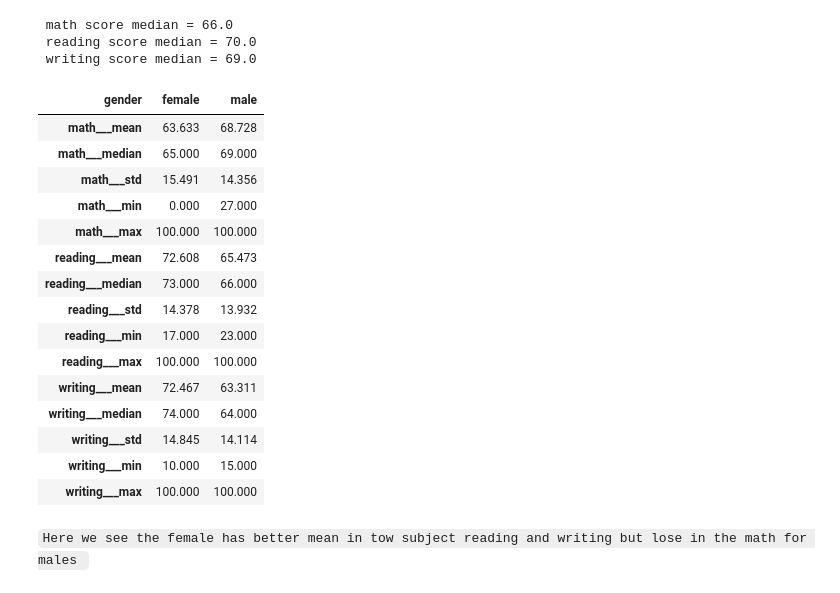
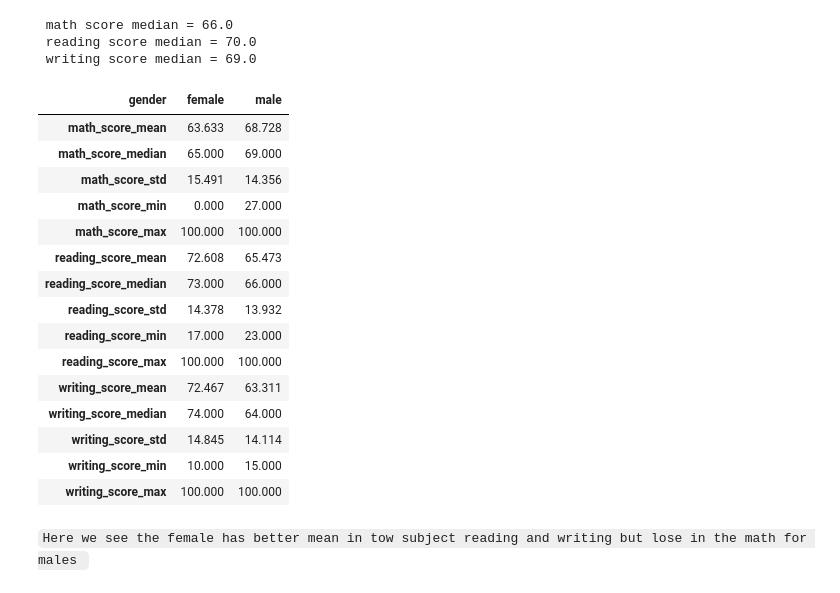
Before and after one commit to rami-othman/Students-Performance-Analysis, a Jupyter notebook: Students Performance Analysis.ipynb, the cells around one changed output. Saved outputs shown, nothing was run; the diff lists cells and outputs as text; code cells hidden in the pictures.

```diff
--- a/Students Performance Analysis.ipynb
+++ b/Students Performance Analysis.ipynb
@@ -188,29 +188,29 @@ print (f" writing score median = {clean_df['writing_score'].median()}")
 # %%
 grouped_df = clean_df.groupby(by= 'gender')
 # %%
-result = grouped_df[['math-score','reading-score','writing-score']].agg(['mean' , 'median' , 'std' ,'min' , 'max']).round(3).T
+result = grouped_df[['math_score','reading_score','writing_score']].agg(['mean' , 'median' , 'std' ,'min' , 'max']).round(3).T
 
 # Flatten the multi-index row labels
 result.index = pd.Index([f"{col[0].replace('-score', '__')}_{col[1]}" for col in result.index])
 
 display(result)
 # %% [output]
 | gender | female | male |
-| math___mean | 63.633 | 68.728 |
-| math___median | 65.000 | 69.000 |
-| math___std | 15.491 | 14.356 |
-| math___min | 0.000 | 27.000 |
-| math___max | 100.000 | 100.000 |
-| reading___mean | 72.608 | 65.473 |
-| reading___median | 73.000 | 66.000 |
-| reading___std | 14.378 | 13.932 |
-| reading___min | 17.000 | 23.000 |
-| reading___max | 100.000 | 100.000 |
-| writing___mean | 72.467 | 63.311 |
-| writing___median | 74.000 | 64.000 |
-| writing___std | 14.845 | 14.114 |
-| writing___min | 10.000 | 15.000 |
-| writing___max | 100.000 | 100.000 |
+| math_score_mean | 63.633 | 68.728 |
+| math_score_median | 65.000 | 69.000 |
+| math_score_std | 15.491 | 14.356 |
+| math_score_min | 0.000 | 27.000 |
+| math_score_max | 100.000 | 100.000 |
+| reading_score_mean | 72.608 | 65.473 |
+| reading_score_median | 73.000 | 66.000 |
+| reading_score_std | 14.378 | 13.932 |
+| reading_score_min | 17.000 | 23.000 |
+| reading_score_max | 100.000 | 100.000 |
+| writing_score_mean | 72.467 | 63.311 |
+| writing_score_median | 74.000 | 64.000 |
+| writing_score_std | 14.845 | 14.114 |
+| writing_score_min | 10.000 | 15.000 |
+| writing_score_max | 100.000 | 100.000 |
 # %% [markdown]
 `Here we see the female has better mean in tow subject reading and writing but lose in the math for males `
 # %%
```
Also changed, not shown: parts of 18 cells of this notebook.
